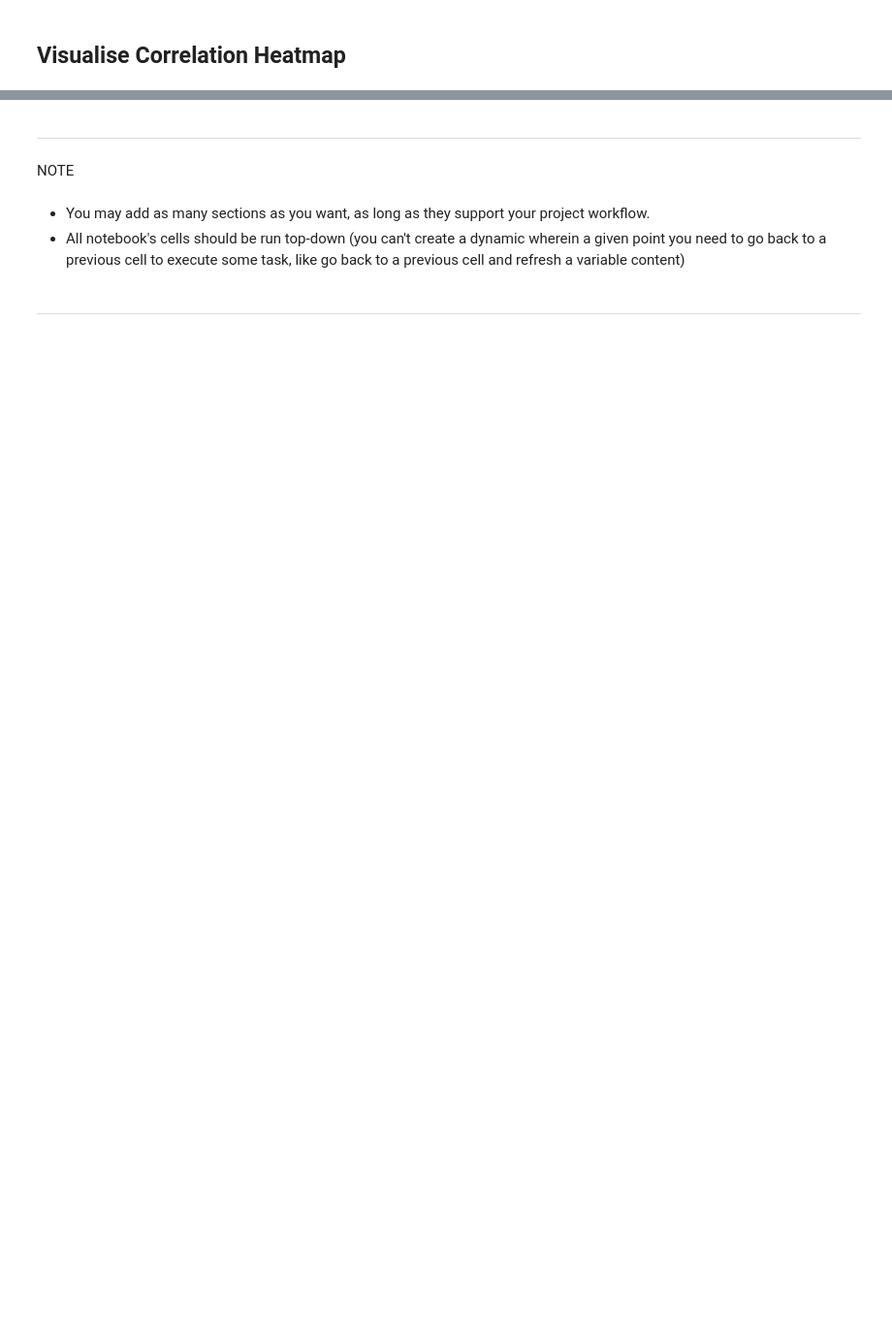
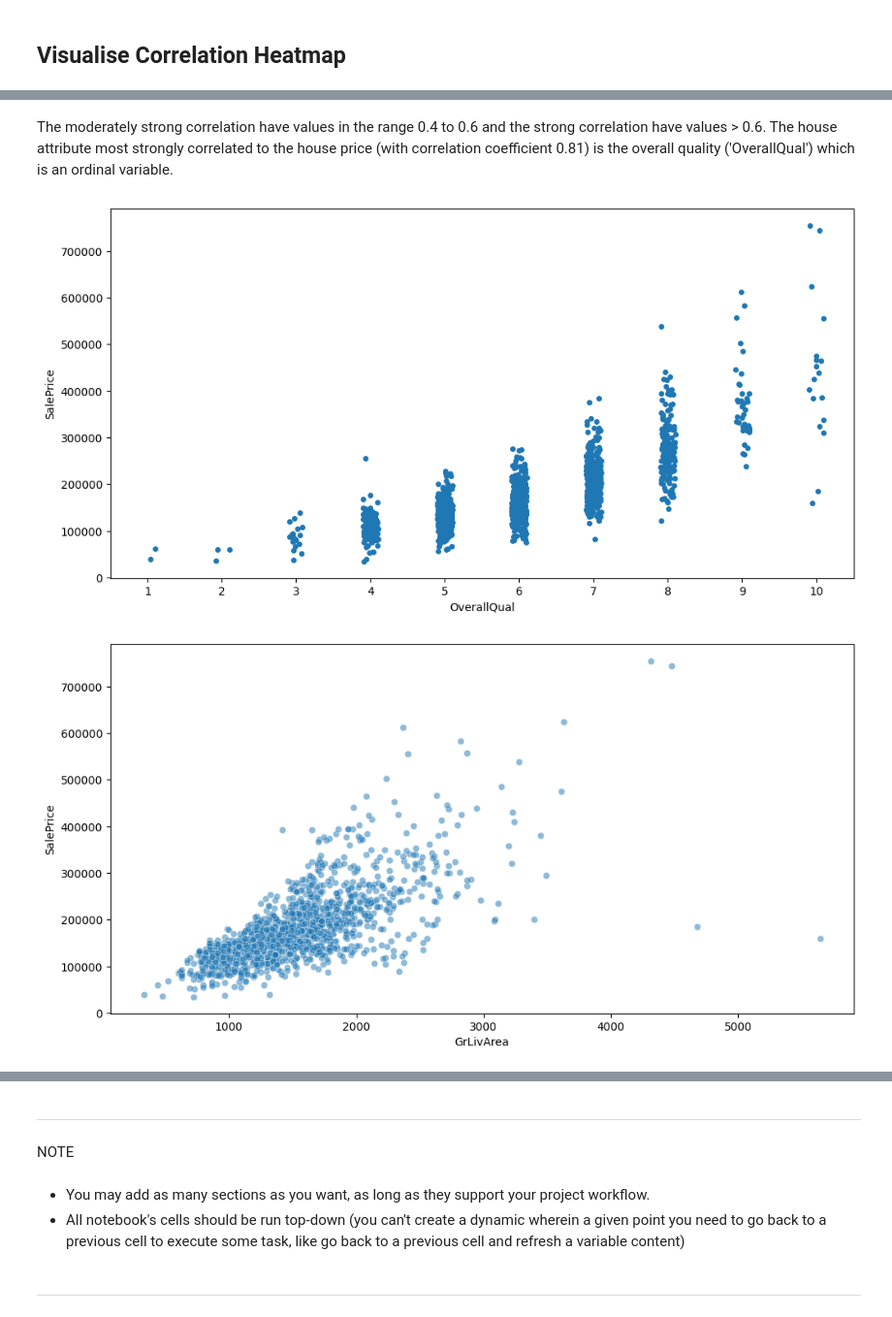
Before and after one commit to James-Burch/PP5-ML-PROJECT, a Jupyter notebook: jupyter_notebooks/3.HouseSalePriceCorrelation.ipynb, the cells around one changed output, grey strips where cells are left out. Shown at 97% size. Saved outputs shown, nothing was run; the diff lists cells and outputs as text; code cells hidden in the pictures; blank space fills up the shorter version.

```diff
--- a/jupyter_notebooks/3.HouseSalePriceCorrelation.ipynb
+++ b/jupyter_notebooks/3.HouseSalePriceCorrelation.ipynb
@@ -149,0 +203,43 @@ for var in top_features:
+# %% [markdown]
+ The moderately strong correlation have values in the range 0.4 to 0.6 and the strong correlation have values > 0.6. The house attribute most strongly correlated to the house price (with correlation coefficient 0.81) is the overall quality ('OverallQual') which is an ordinal variable.
+# %%
+strong_correlation = ['OverallQual', 'GrLivArea', '2ndFlrSF', 'KitchenQual', 'YearBuilt', 'GarageArea', 'GarageFinish']
+moderate_correlation = ['GarageYrBlt', '1stFlrSF', 'TotalBsmtSF', 'YearRemodAdd', 'LotArea', 'LotFrontage', 'BsmtFinSF1']
+dtype_dict = {'OverallQual': 'object', 'GrLivArea': 'numeric', '2ndFlrSF': 'numeric', 'KitchenQual': 'object', 'YearBuilt': 'numeric', 'GarageArea': 'numeric', 'GarageFinish': 'object', 'GarageYrBlt': 'numeric', '1stFlrSF': 'numeric', 'TotalBsmtSF': 'numeric', 'YearRemodAdd': 'numeric', 'LotArea': 'numeric', 'LotFrontage': 'numeric', 'BsmtFinSF1': 'numeric'}
+# %%
+for col in strong_correlation:
+    if df[col].dtype == 'object':
+        df1 = df[df[col]!='None']
+        df2 = df1[df1[col].notnull()]
+        df3[col] = df2[col].replace(dic[col])
+    else:
+        df1 = df[df[col]!=0]
+        df3 = df1[df1[col].notnull()]
+    if dtype_dict[col] == 'object':
+        fig, axes = plt.subplots(figsize=(12,6))
+        sns.stripplot(data=df3, x=col, y='SalePrice')
+        plt.show()
+    elif dtype_dict[col] == 'numeric':
+        fig, axes = plt.subplots(figsize=(12,6))
+        sns.scatterplot(data=df3, x=col, y='SalePrice', alpha=0.5)
+        plt.show()
+
+for col in moderate_correlation:
+    if df[col].dtype == 'object':
+        df1 = df[df[col]!='None']
+        df2 = df1[df1[col].notnull()]
+        df3[col] = df2[col].replace(dic[col])
+    else:
+        df1 = df[df[col]!=0]
+        df3 = df1[df1[col].notnull()]
+    if dtype_dict[col] == 'object':
+        fig, axes = plt.subplots(figsize=(12,6))
+        sns.stripplot(data=df, x=col, y='SalePrice')
+        plt.show()
+    elif dtype_dict[col] == 'numeric':
+        fig, axes = plt.subplots(figsize=(12,6))
+        sns.scatterplot(data=df, x=col, y='SalePrice', alpha=0.5)
+        plt.show()
+# %% [output]
+[figure, added]
+[figure, added]
```
Also changed, not shown: parts of 13 cells of this notebook.
